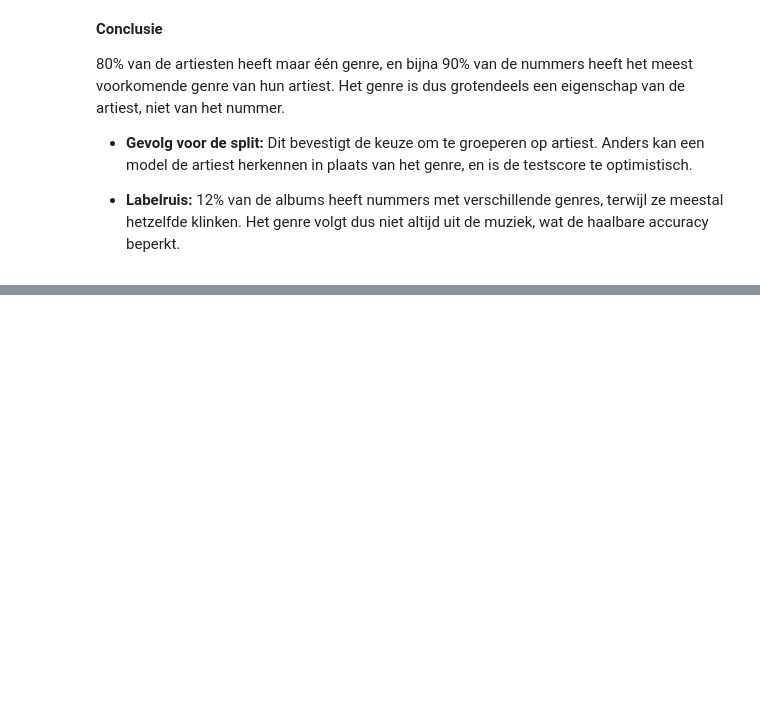
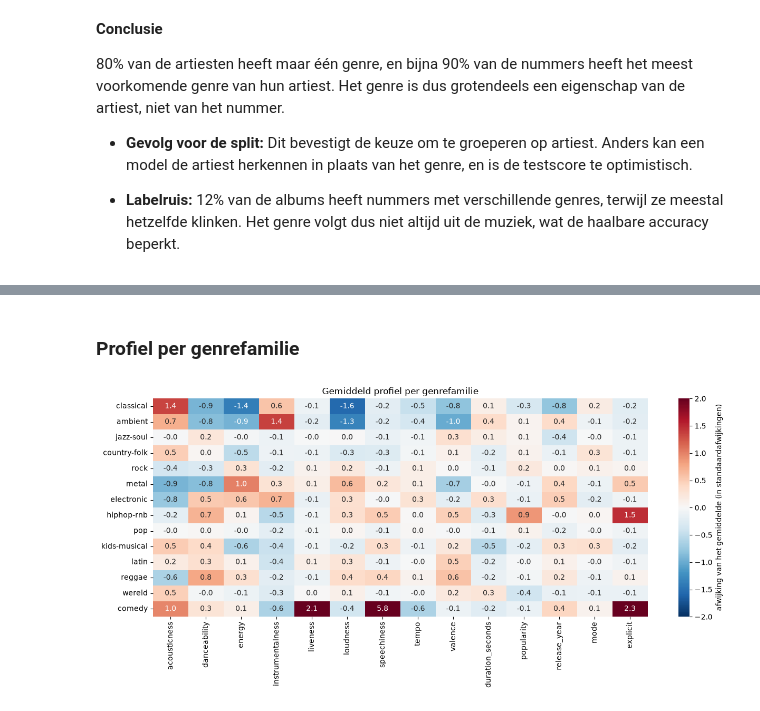
Before and after one commit to Lander123Lander/MachineLearning, a Jupyter notebook: Project.ipynb, the cells around one changed output, grey strips where cells are left out. Saved outputs shown, nothing was run; the diff lists cells and outputs as text; code cells hidden in the pictures; blank space fills up the shorter version.

```diff
--- a/Project.ipynb
+++ b/Project.ipynb
@@ -591,0 +744,8 @@ Albums met >1 genre: 11.8%
+# %%
+# Keuze: 14 genrefamilies
+for d in (train_df, val_df, test_df):
+    d["genre_groep"] = d["groep_14"]
+    d.drop(columns=["groep_21", "groep_14"], inplace=True)
+
+assert train_df["genre_groep"].notna().all(), "niet elk genre zit in een familie"
+KLASSEN = list(GENRE_GROEPEN_14)
@@ -591,0 +795,13 @@ Albums met >1 genre: 11.8%
+# %% [markdown]
+### Profiel per genrefamilie
+# %%
+profiel = eda.groupby("genre_groep")[NUM + ["mode", "explicit"]].mean().loc[KLASSEN]
+z = (profiel - eda[NUM + ["mode", "explicit"]].mean()) / eda[NUM + ["mode", "explicit"]].std()
+
+fig, ax = plt.subplots(figsize=(13, 6))
+sn.heatmap(z, cmap="RdBu_r", center=0, vmin=-2, vmax=2, annot=True, fmt=".1f", ax=ax,
+           cbar_kws={"label": "afwijking van het gemiddelde (in standaardafwijkingen)"})
+ax.set(title="Gemiddeld profiel per genrefamilie", xlabel="", ylabel="")
+plt.tight_layout(); plt.show()
+# %% [output]
+[figure, added]
```
Also changed, not shown: parts of 22 cells of this notebook, 1 other file.
